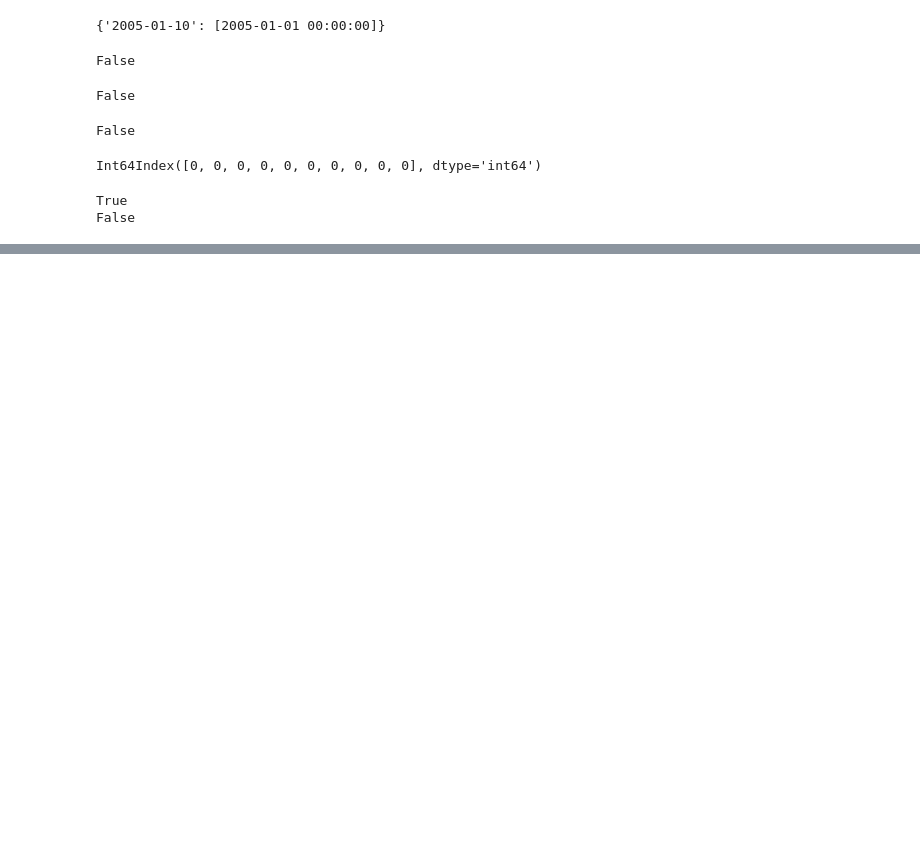
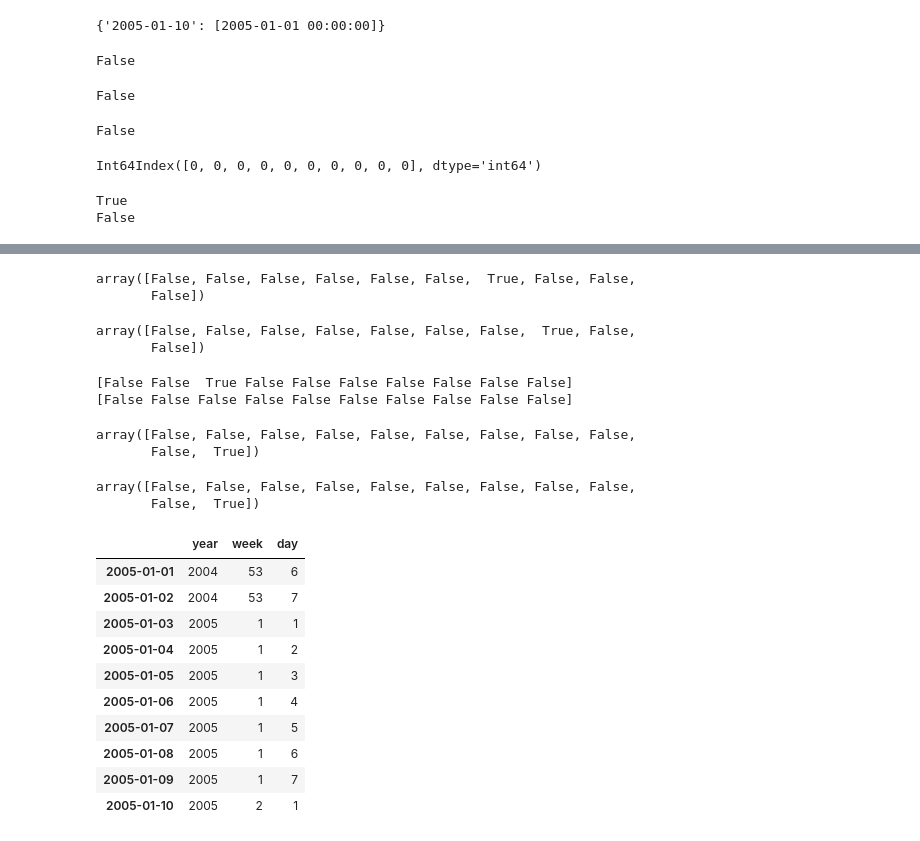
Before and after one commit to IqrorjonCoder/all-pandas-functions, a Jupyter notebook: 7 DatetimeIndex/datetimeindex.ipynb, the cells around one changed output, grey strips where cells are left out. Saved outputs shown, nothing was run; the diff lists cells and outputs as text; code cells hidden in the pictures; blank space fills up the shorter version.

Commit message:
pandas datetimeindex

```diff
--- a/7 DatetimeIndex/datetimeindex.ipynb
+++ b/7 DatetimeIndex/datetimeindex.ipynb
@@ -412,0 +548,46 @@ array([6], dtype=int64)
+# %%
+data = pd.DatetimeIndex(pd.date_range('25/12/2005', periods=10))
+data.is_year_end
+# %% [output]
+array([False, False, False, False, False, False,  True, False, False,
+       False])
+# %%
+data = pd.DatetimeIndex(pd.date_range('25/12/2005', periods=10))
+data.is_year_start
+# %% [output]
+array([False, False, False, False, False, False, False,  True, False,
+       False])
+# %%
+data = pd.DatetimeIndex(pd.date_range('25/12/2005', periods=10))
+print(data.isin(['2005-12-27']))
+print(data.isin(['2005-10-27']))
+# %% [output]
+[False False  True False False False False False False False]
+[False False False False False False False False False False]
+# %%
+data = pd.DatetimeIndex(pd.date_range('1/1/2005', periods=10, freq='1D')).append(pd.DatetimeIndex([np.nan]))
+data.isna()
+# %% [output]
+array([False, False, False, False, False, False, False, False, False,
+       False,  True])
+# %%
+data = pd.DatetimeIndex(pd.date_range('1/1/2005', periods=10, freq='1D')).append(pd.DatetimeIndex([np.nan]))
+data.isnull()
+# %% [output]
+array([False, False, False, False, False, False, False, False, False,
+       False,  True])
+# %%
+data = pd.DatetimeIndex(pd.date_range('1/1/2005', periods=10, freq='1D'))
+data.isocalendar()
+# %% [output]
+|  | year | week | day |
+| 2005-01-01 | 2004 | 53 | 6 |
+| 2005-01-02 | 2004 | 53 | 7 |
+| 2005-01-03 | 2005 | 1 | 1 |
+| 2005-01-04 | 2005 | 1 | 2 |
+| 2005-01-05 | 2005 | 1 | 3 |
+| 2005-01-06 | 2005 | 1 | 4 |
+| 2005-01-07 | 2005 | 1 | 5 |
+| 2005-01-08 | 2005 | 1 | 6 |
+| 2005-01-09 | 2005 | 1 | 7 |
+| 2005-01-10 | 2005 | 2 | 1 |
```
Also changed, not shown: parts of 46 cells of this notebook.
